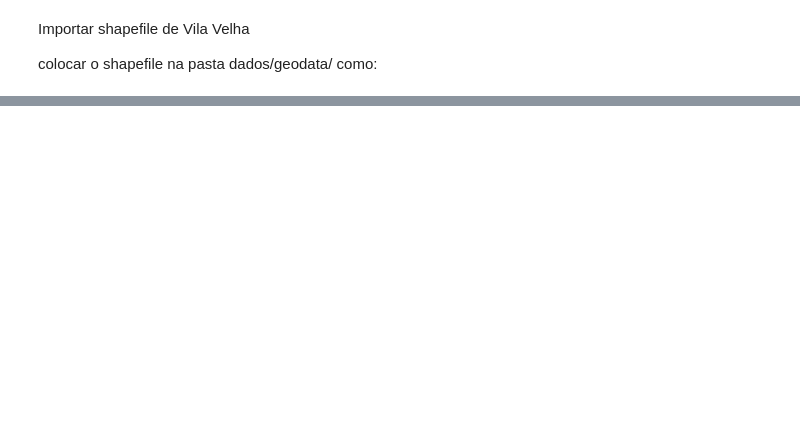
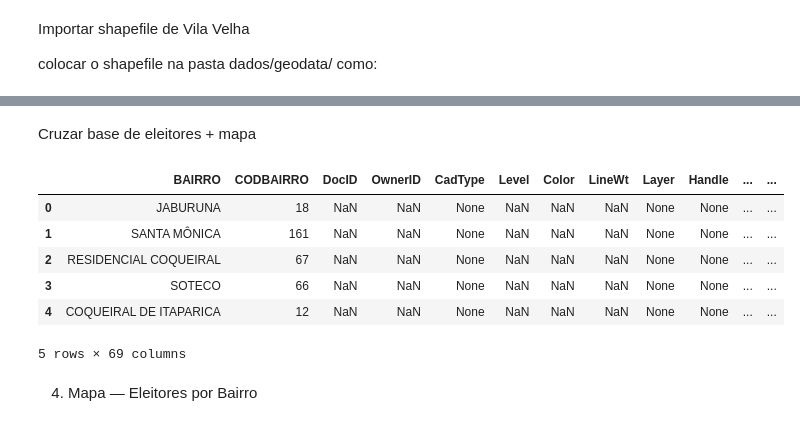
Before and after one commit to JohnDiognes/analise-perfil-eleitor-vila-velha, a Jupyter notebook: notebooks/03_Análise_Geográfica.ipynb, the cells around one changed output, grey strips where cells are left out. Drawn from its saved outputs; the diff is of its cells as text; code cells hidden in the pictures; blank space fills up the shorter version.

```diff
--- a/notebooks/03_Análise_Geográfica.ipynb
+++ b/notebooks/03_Análise_Geográfica.ipynb
@@ -44,0 +55,24 @@ FileNotFoundError: [Errno 2] No such file or directory: '../dados/base_vila_velh
+# %%
+sns.set(style="whitegrid")
+plt.rcParams["figure.figsize"] = (12, 6)
+
+# -----------------------------
+# Clonar o repositório (somente se não existir)
+# -----------------------------
+repo_nome = "analise-perfil-eleitor-vila-velha"
+
+if not os.path.exists(repo_nome):
+    !git clone https://github.com/JohnDiognes/analise-perfil-eleitor-vila-velha.git
+
+# Caminho da base
+caminho_base = f"{repo_nome}/dados/base_vila_velha.csv"
+
+# -----------------------------
+# Carregar a base
+# -----------------------------
+try:
+    df_vv = pd.read_csv(caminho_base, encoding="utf-8")
+except:
+    df_vv = pd.read_csv(caminho_base, encoding="latin1")
+
+df_vv.head()
@@ -61,0 +131,20 @@ mapa.head()
+# %%
+df_vv['bairro'] = df_vv['bairro'].str.upper().str.strip()
+mapa['BAIRRO'] = mapa['BAIRRO'].str.upper().str.strip()
+# %% [markdown]
+Cruzar base de eleitores + mapa
+# %%
+df_bairro = df_vv.groupby('bairro').size().reset_index(name='qtd_eleitores')
+df_geo = mapa.merge(df_bairro, left_on='BAIRRO', right_on='bairro', how='left')
+df_geo['qtd_eleitores'] = df_geo['qtd_eleitores'].fillna(0)
+df_geo.head()
+# %% [output]
+|  | BAIRRO | CODBAIRRO | DocID | OwnerID | CadType | Level | Color | LineWt | Layer | Handle | ... | ... |
+| 0 | JABURUNA | 18 | NaN | NaN | None | NaN | NaN | NaN | None | None | ... | ... |
+| 1 | SANTA MÔNICA | 161 | NaN | NaN | None | NaN | NaN | NaN | None | None | ... | ... |
+| 2 | RESIDENCIAL COQUEIRAL | 67 | NaN | NaN | None | NaN | NaN | NaN | None | None | ... | ... |
+| 3 | SOTECO | 66 | NaN | NaN | None | NaN | NaN | NaN | None | None | ... | ... |
+| 4 | COQUEIRAL DE ITAPARICA | 12 | NaN | NaN | None | NaN | NaN | NaN | None | None | ... | ... |
+5 rows × 69 columns
+# %% [markdown]
+4. Mapa — Eleitores por Bairro
```
Also changed, not shown: parts of 26 cells of this notebook.
